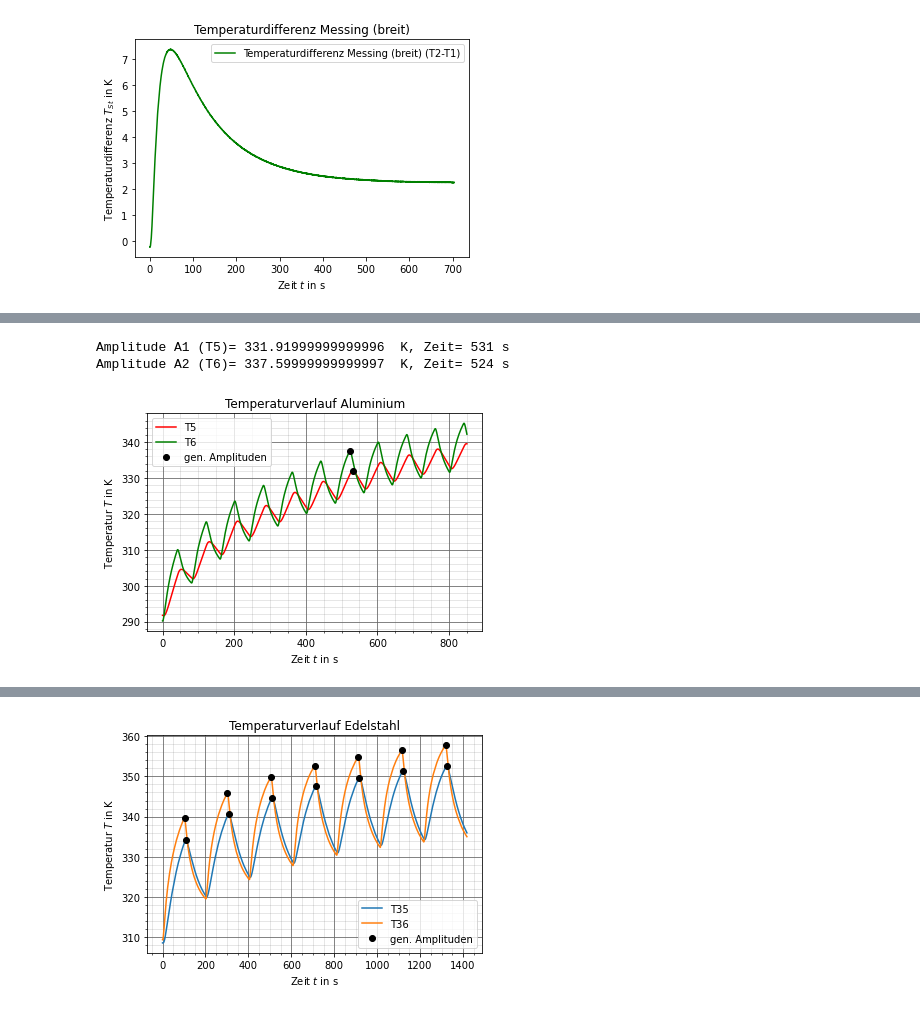
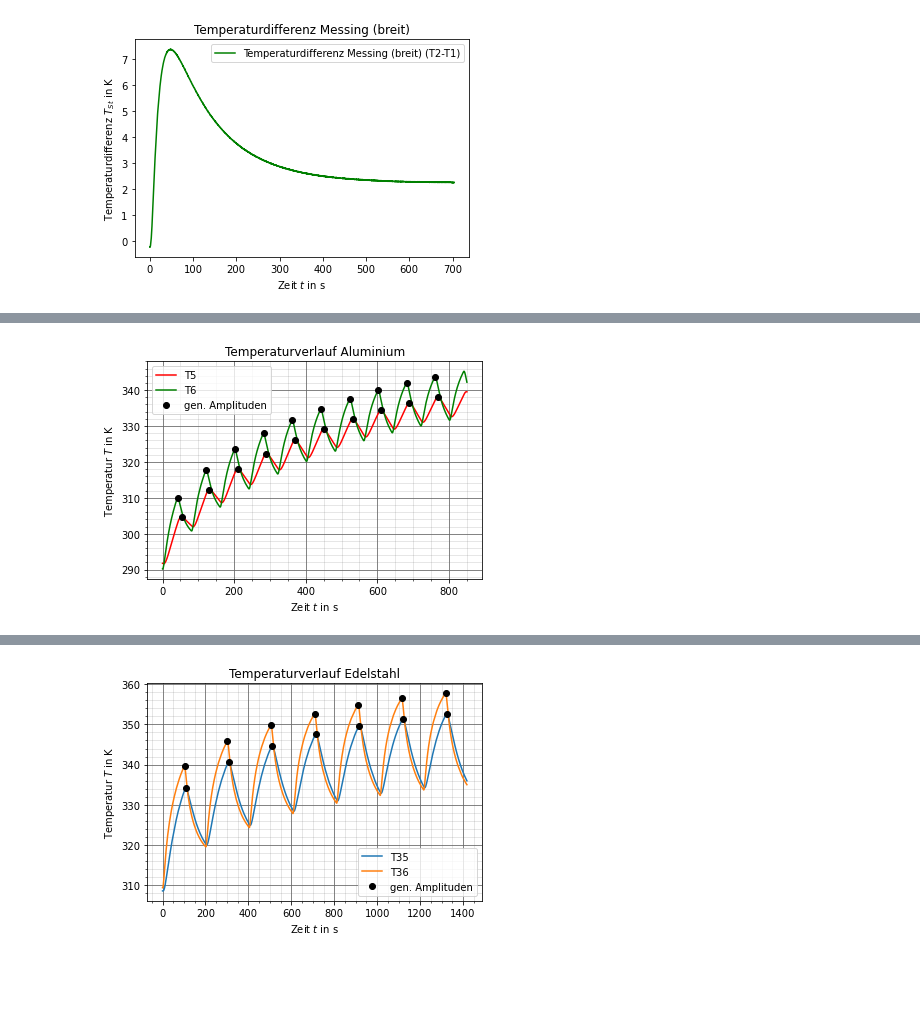
Before and after one commit to JackDO1998/Praktikum, a Jupyter notebook: waermeleitung/waerme.ipynb, the cells around one changed output, grey strips where cells are left out. Saved outputs shown, nothing was run; the diff lists cells and outputs as text; code cells hidden in the pictures; blank space fills up the shorter version.

```diff
--- a/waermeleitung/waerme.ipynb
+++ b/waermeleitung/waerme.ipynb
@@ -8,3 +46,12 @@ import scipy.constants as const
+# %%
+def umschreiben(Daten,indexliste):
+    Z=[0]
+    i=0
+    rueckgabe=Z*len(indexliste)
+    while i < len(indexliste):
+        rueckgabe[i]=Daten[indexliste[i]]
+        i=i+1
+    return rueckgabe
 # %%
 #Daten einlesen
 X=[0]
@@ -306,46 +340,24 @@ Amplitude A2 (T1)= 325.17999999999995  K, Zeit= 540 s
 # %%
 #Dynamisch Alu
 #Amplituden finden
-i=500
-j=500
-z=400
-obereG2=550
-obereG3=450
-while i < obereG2:
-    if T25[i]>T25[i-1]:
-        k=i
-        i=i+1
-    else:
-        i=i+1
-
-while j < obereG2:
-    if T26[j]>T26[j-1]:
-        l=j
-        j=j+1
-    else:
-        j=j+1
-while z < obereG3:
-    if T25[z]>T25[z-1]:
-        abc=z
-        z=z+1
-    else:
-        z=z+1
+peaksT25=peakfinder(T25,10,0,800)
+peaksT26=peakfinder(T26,10,0,800)
+xwerteT25=umschreiben(t2,peaksT25)
+ywerteT25=umschreiben(T25,peaksT25)
+xwerteT26=umschreiben(t2,peaksT26)
+ywerteT26=umschreiben(T26,peaksT26)
 #Plot
 plt.plot(t2,T25,'r-',label='T5')
 plt.plot(t2,T26,'g-',label='T6')
 plt.grid(b=True, which='major', color='#666666', linestyle='-')
 plt.minorticks_on()
 plt.grid(b=True, which='minor', color='#666666', linestyle='-', alpha=0.2)
-plt.plot(t2[k],T25[k],'ko',label='gen. Amplituden')
-plt.plot(t2[l],T26[l],'ko')
+plt.plot(xwerteT25,ywerteT25,'ko',label='gen. Amplituden')
+plt.plot(xwerteT26,ywerteT26,'ko')
 plt.title('Temperaturverlauf Aluminium')
 plt.xlabel('Zeit $t$ in s')
 plt.ylabel('Temperatur $T$ in K')
 plt.legend(loc='best')
 plt.savefig('wellenalu.pdf')
-print('Amplitude A1 (T5)=',T25[k],' K, Zeit=',t2[k],'s')
-print('Amplitude A2 (T6)=',T26[l],' K, Zeit=',t2[l],'s')
 # %% [output]
-Amplitude A1 (T5)= 331.91999999999996  K, Zeit= 531 s
-Amplitude A2 (T6)= 337.59999999999997  K, Zeit= 524 s
-[figure, old version]
+[figure, new version]
```
Also changed, not shown: parts of 9 cells of this notebook, 21 other files.
